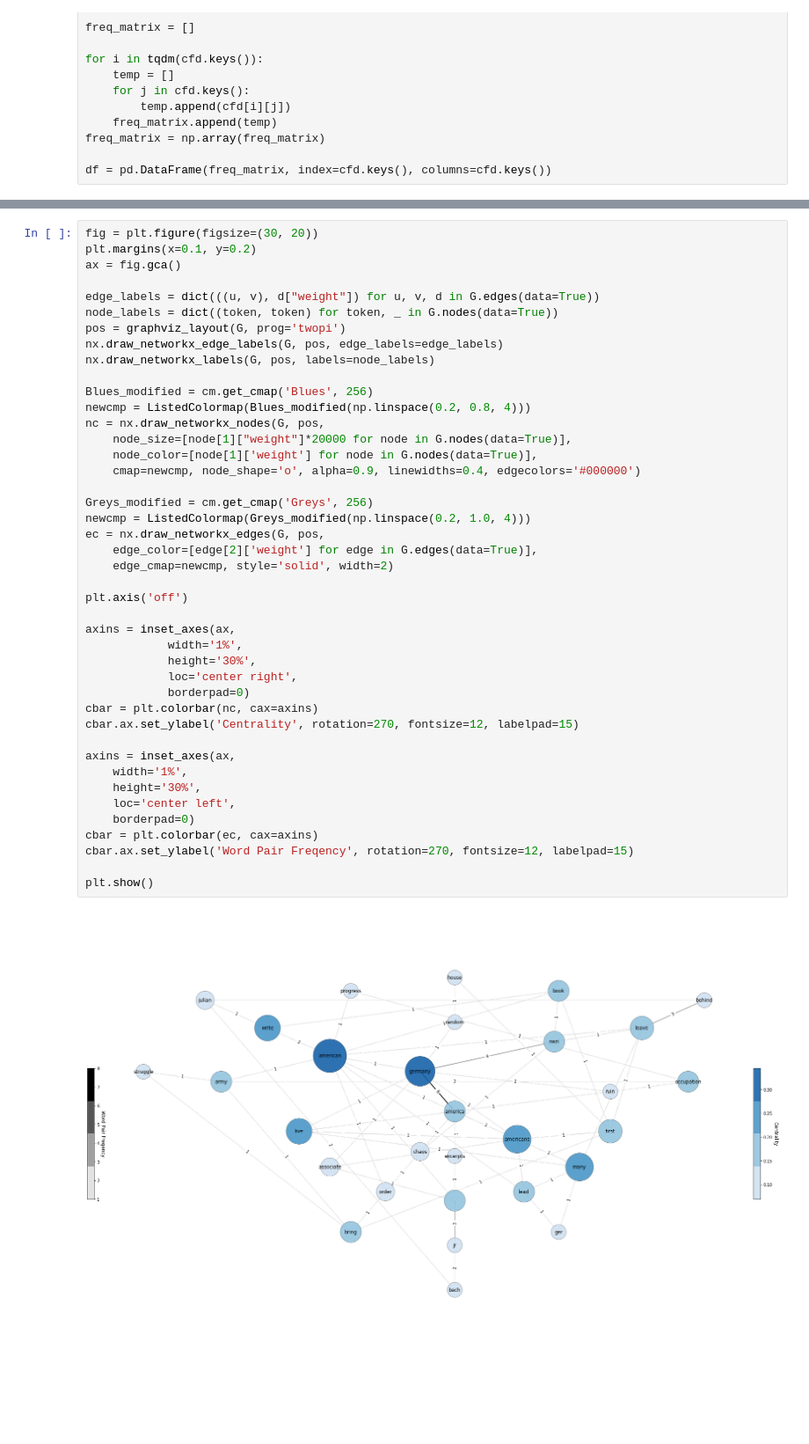
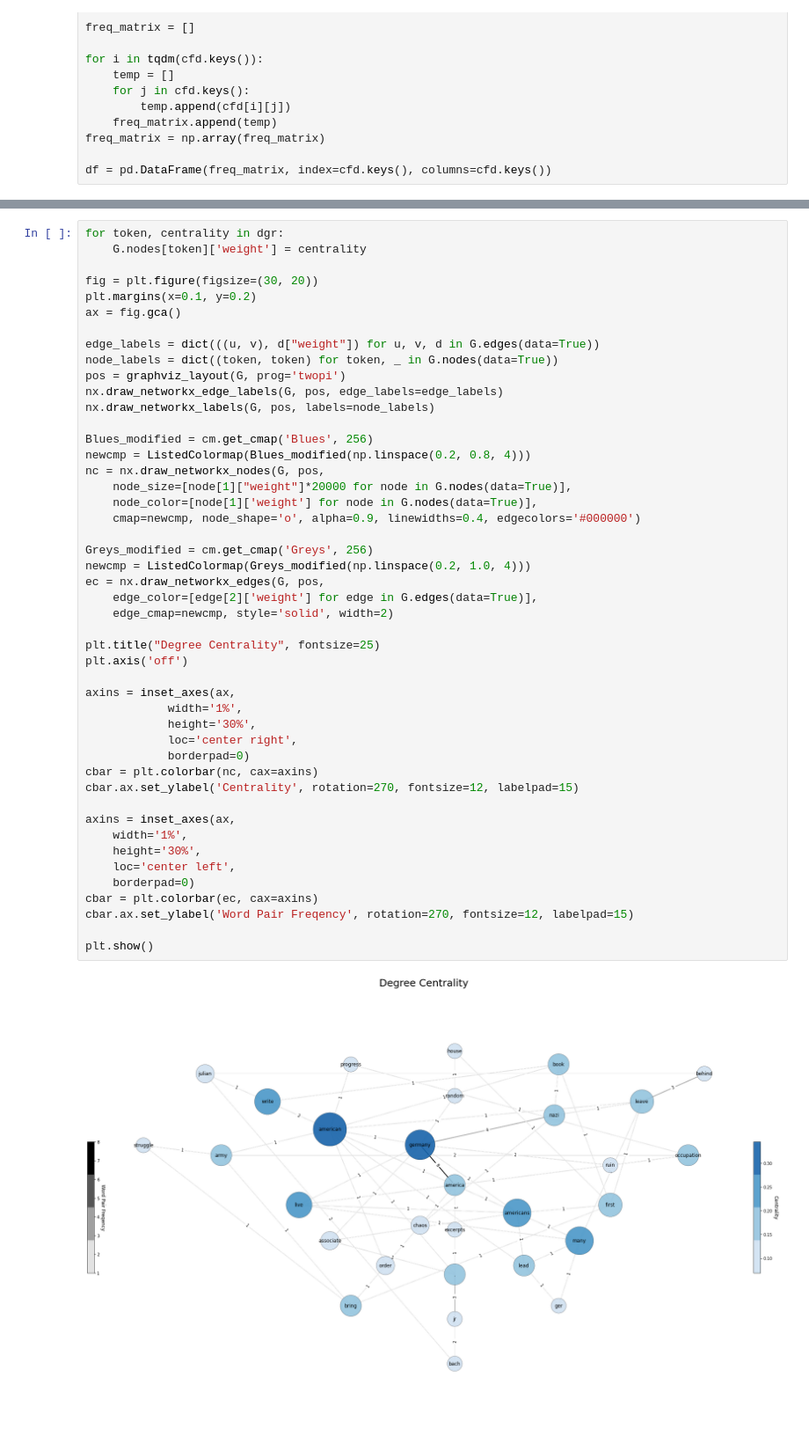
Before and after one commit to MartinusChoi/Text-Mining-Project, a Jupyter notebook: Network.ipynb, the cells around one changed output, grey strips where cells are left out. Shown at 88% size. Drawn from its saved outputs; the diff is of its cells as text; blank space fills up the shorter version.

Commit message:
5 centrality

```diff
--- a/Network.ipynb
+++ b/Network.ipynb
@@ -104,4 +107,7 @@ for token, centrality in dgr:
 # %%
+for token, centrality in dgr:
+    G.nodes[token]['weight'] = centrality
+
 fig = plt.figure(figsize=(30, 20))
 plt.margins(x=0.1, y=0.2)
 ax = fig.gca()
@@ -118,31 +124,32 @@ nc = nx.draw_networkx_nodes(G, pos,
     node_size=[node[1]["weight"]*20000 for node in G.nodes(data=True)],
     node_color=[node[1]['weight'] for node in G.nodes(data=True)],
     cmap=newcmp, node_shape='o', alpha=0.9, linewidths=0.4, edgecolors='#000000')
 
 Greys_modified = cm.get_cmap('Greys', 256)
 newcmp = ListedColormap(Greys_modified(np.linspace(0.2, 1.0, 4)))
 ec = nx.draw_networkx_edges(G, pos,
     edge_color=[edge[2]['weight'] for edge in G.edges(data=True)],
     edge_cmap=newcmp, style='solid', width=2)
 
+plt.title("Degree Centrality", fontsize=25)
 plt.axis('off')
 
 axins = inset_axes(ax,
             width='1%',
             height='30%',
             loc='center right',
             borderpad=0)
 cbar = plt.colorbar(nc, cax=axins)
 cbar.ax.set_ylabel('Centrality', rotation=270, fontsize=12, labelpad=15)
 
 axins = inset_axes(ax,
     width='1%',
     height='30%',
     loc='center left',
     borderpad=0)
 cbar = plt.colorbar(ec, cax=axins)
 cbar.ax.set_ylabel('Word Pair Freqency', rotation=270, fontsize=12, labelpad=15)
 
 plt.show()
 # %% [output]
-[figure, old version]
+[figure, new version]
```
Also changed, not shown: parts of 7 cells of this notebook.
